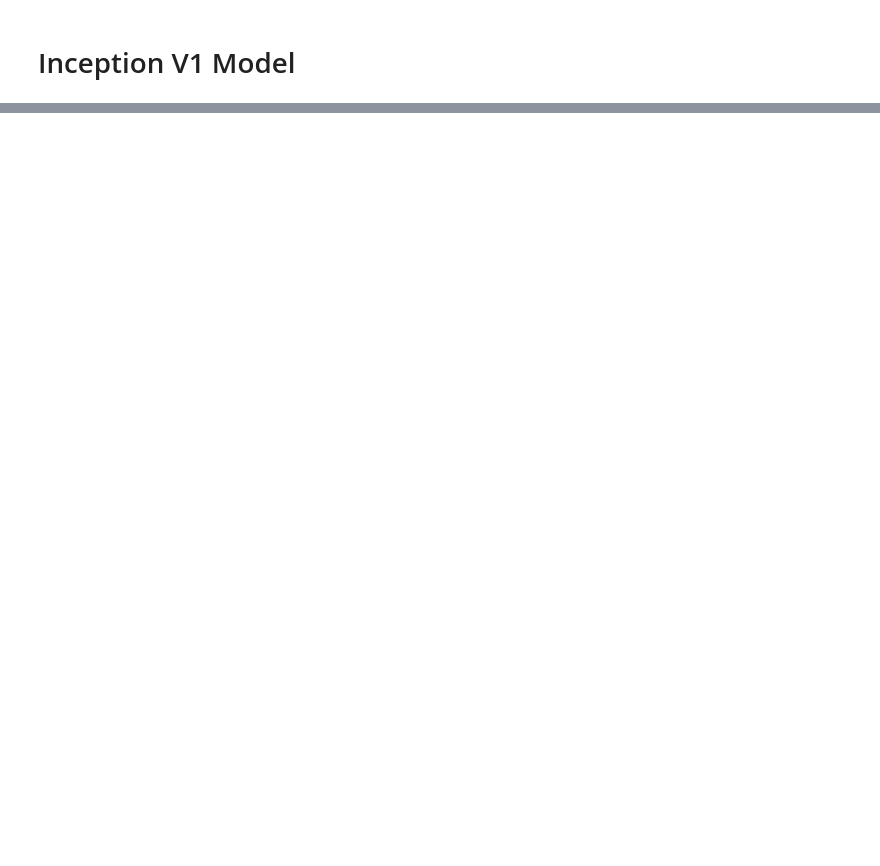
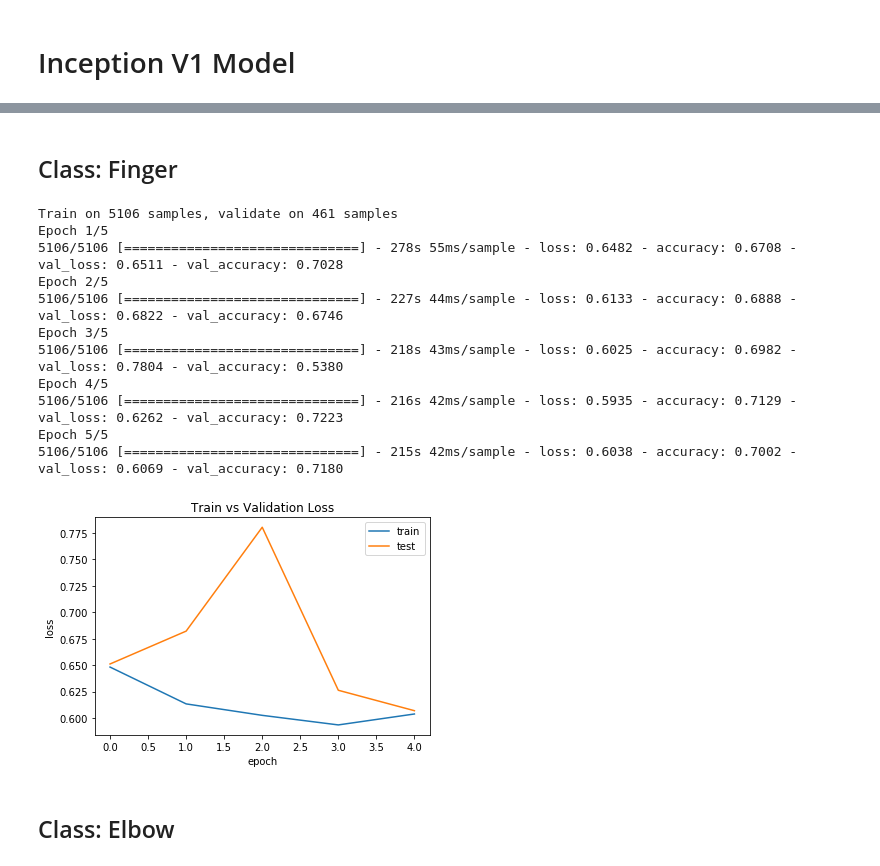
Before and after one commit to amikha33/MURA, a Jupyter notebook: Mura_InceptionV1.ipynb, the cells around one changed output, grey strips where cells are left out. Saved outputs shown, nothing was run; the diff lists cells and outputs as text; code cells hidden in the pictures; blank space fills up the shorter version.

```diff
--- a/Mura_InceptionV1.ipynb
+++ b/Mura_InceptionV1.ipynb
@@ -18,7 +19,7 @@ Using TensorFlow backend.
 # %% [markdown]
 # Set Up MURA Dataset
 # %%
-data_dir = "MURA-v1.1"
+data_dir = "..\\MURA-v1.1"
 
 train_images_path = pd.read_csv(os.path.join(data_dir, 'train_image_paths.csv'),names=["Train Dataset"])
 train_labels = pd.read_csv(os.path.join(data_dir, 'train_labeled_studies.csv'),names=["Train Labeled Studies", "label"])
@@ -73,9 +74,9 @@ def load_data(data_dir, limit=None, body_part=None, dataset_type="train"):
     counter = 0
 
     if dataset_type == "train":
-        file_path = os.path.join(data_dir, "train_image_paths.csv")
+        file_path = data_dir + "//train_image_paths.csv"
     elif dataset_type == "validation":
-        file_path = os.path.join(data_dir, "valid_image_paths.csv")
+        file_path = data_dir + "//valid_image_paths.csv"
 
     with open(file_path) as csv_file:
         data = pd.read_csv(csv_file, header=None)
@@ -89,7 +90,7 @@ def load_data(data_dir, limit=None, body_part=None, dataset_type="train"):
             # Retrieve data specific to a given body part only.
             if body_part is not None and not body_part.upper() in row[0]: continue
 
-            image_path = row[0]
+            image_path = "..//" + row[0]
             img = image.load_img(image_path, target_size = (224, 224))
             img = image.img_to_array(img)
             img = np.expand_dims(img, axis = 0)
@@ -197,0 +198,27 @@ inception_model.evaluate(validation_X, validation_y)
+# %% [markdown]
+## Class: Finger
+# %%
+train_X_FINGER, train_y_FINGER = load_data("..//MURA-v1.1", body_part="FINGER", dataset_type="train")
+validation_X_FINGER, validation_y_FINGER = load_data("..//MURA-v1.1", body_part="FINGER", dataset_type="validation")
+
+train_X_FINGER = train_X_FINGER.reshape(-1, 224, 224, 3) / 255.0
+validation_X_FINGER = validation_X_FINGER.reshape(-1, 224, 224, 3) / 255.0
+
+history_inception = inception_model.fit(train_X_FINGER, train_y_FINGER, epochs=5, batch_size=32, validation_data=(validation_X_FINGER, validation_y_FINGER))
+
+plotingModel(history_inception)
+# %% [output]
+Train on 5106 samples, validate on 461 samples
+Epoch 1/5
+5106/5106 [==============================] - 278s 55ms/sample - loss: 0.6482 - accuracy: 0.6708 - val_loss: 0.6511 - val_accuracy: 0.7028
+Epoch 2/5
+5106/5106 [==============================] - 227s 44ms/sample - loss: 0.6133 - accuracy: 0.6888 - val_loss: 0.6822 - val_accuracy: 0.6746
+Epoch 3/5
+5106/5106 [==============================] - 218s 43ms/sample - loss: 0.6025 - accuracy: 0.6982 - val_loss: 0.7804 - val_accuracy: 0.5380
+Epoch 4/5
+5106/5106 [==============================] - 216s 42ms/sample - loss: 0.5935 - accuracy: 0.7129 - val_loss: 0.6262 - val_accuracy: 0.7223
+Epoch 5/5
+5106/5106 [==============================] - 215s 42ms/sample - loss: 0.6038 - accuracy: 0.7002 - val_loss: 0.6069 - val_accuracy: 0.7180
+[figure, added]
+# %% [markdown]
+## Class: Elbow
```
Also changed, not shown: parts of 15 cells of this notebook.
